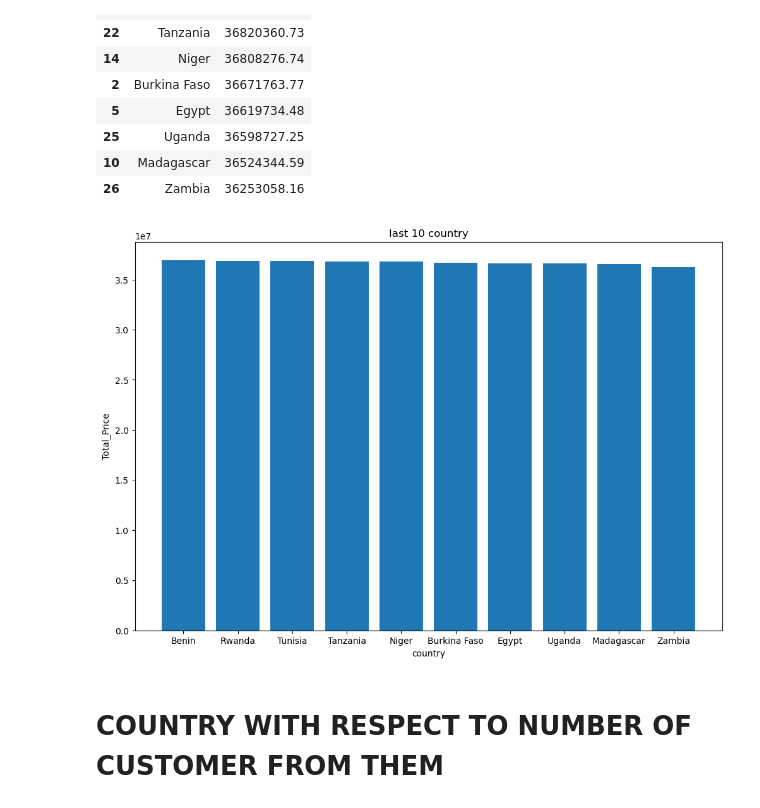
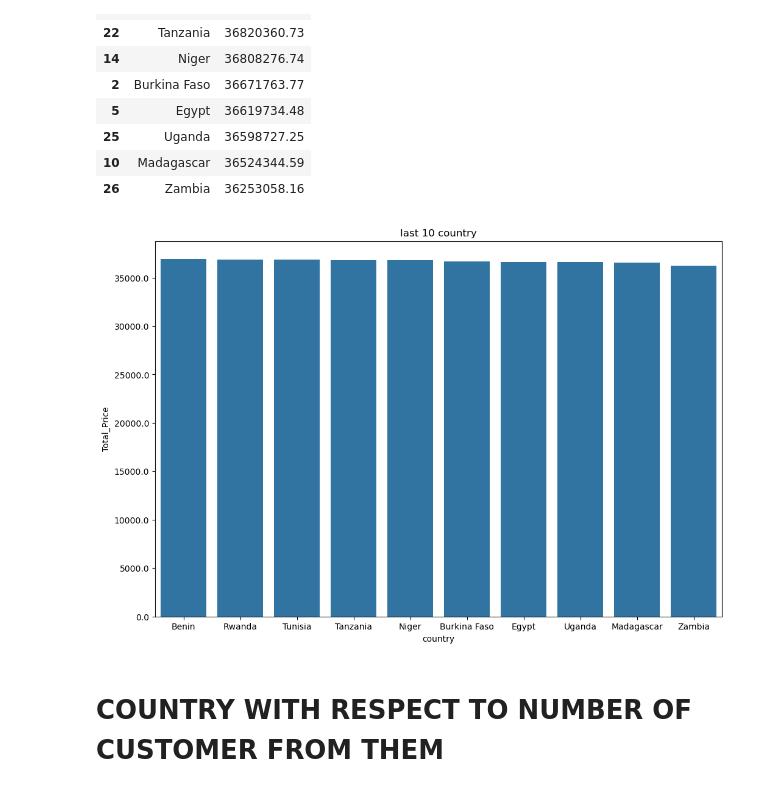
Before and after one commit to DaVinciAyo/Cohort-ecom, a Jupyter notebook: notebooks/ecom.ipynb, the cells around one changed output. Saved outputs shown, nothing was run; the diff lists cells and outputs as text; code cells hidden in the pictures.

Commit message:
Data loaded

```diff
--- a/notebooks/ecom.ipynb
+++ b/notebooks/ecom.ipynb
@@ -127,3 +128,7 @@ data.head()
 | 2 | 536365 | 2010-12-01 | 17850.0 | SC3463 | Books | 78 | 61.49 | Mali | 4796.22 |
 | 3 | 536365 | 2010-12-01 | 17850.0 | SC6228 | Toys | 15 | 24.73 | South Africa | 370.95 |
 | 4 | 536365 | 2010-12-01 | 17850.0 | SC2149 | Toys | 50 | 38.83 | Rwanda | 1941.50 |
+# %%
+data['InvoiceYear'] = data['InvoiceDate'].dt.year
+data['InvoiceMonth'] = data['InvoiceDate'].dt.to_period('M')
+data.head()
@@ -175,13 +189,15 @@ last10
 | 26 | Zambia | 36253058.16 |
 # %%
 plt.figure(figsize=(12,8))
-plt.bar(data=last10, x='Country', height='Total_price')
+y_format = FuncFormatter(lambda x, _: f'{x / 1000:.1f}')
+ax = sns.barplot(x='Country', y='Total_price', data= last10)
+ax.yaxis.set_major_formatter(y_format)
 plt.title('last 10 country')
 plt.xlabel('country')
 plt.ylabel('Total_Price')
 plt.show()
 # %% [output]
-[figure, old version]
+[figure, new version]
 # %% [markdown]
 # COUNTRY WITH RESPECT TO NUMBER OF CUSTOMER FROM THEM
 # %%
```
Also changed, not shown: parts of 17 cells of this notebook.
